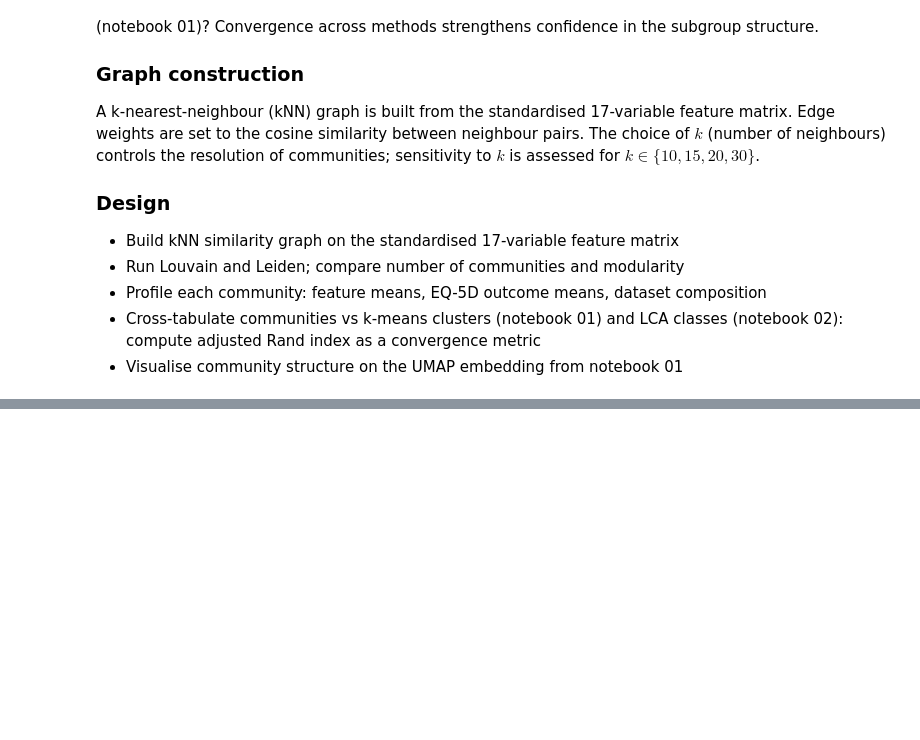
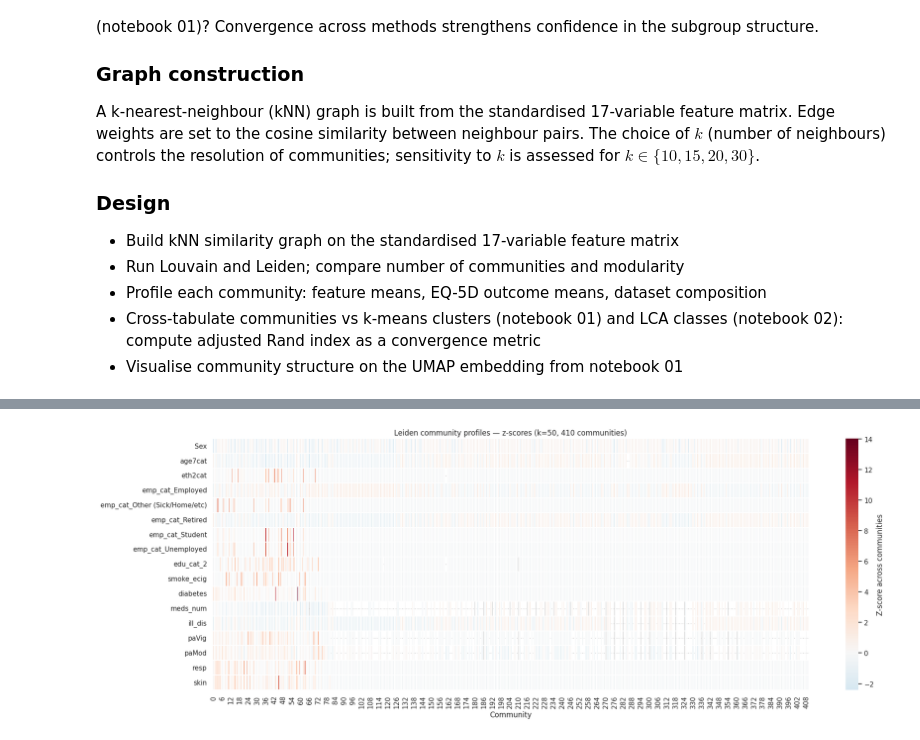
Before and after one commit to LuisGiraldo86/EuroQoL, a Jupyter notebook: notebooks/clustering/03-community_detection.ipynb, the cells around one changed output, grey strips where cells are left out. Saved outputs shown, nothing was run; the diff lists cells and outputs as text; code cells hidden in the pictures; blank space fills up the shorter version.

```diff
--- a/notebooks/clustering/03-community_detection.ipynb
+++ b/notebooks/clustering/03-community_detection.ipynb
@@ -86,0 +371,13 @@ print(f'Feature set ({len(FEATURES)}): {FEATURES}')
+# %%
+# Figure 2: z-scores, colour only (no annotations — pattern-reading, not exact values)
+fig, ax = plt.subplots(figsize=(W, 7))
+sns.heatmap(profile_z.T, ax=ax, cmap='RdBu_r', center=0, annot=False,
+            linewidths=0.3, cbar_kws={'label': 'Z-score across communities'})
+ax.set_title(f'Leiden community profiles — z-scores (k={K_FINAL}, {N_COMM} communities)')
+ax.set_xlabel('Community')
+plt.tight_layout()
+plt.savefig(PLOTS_PATH / 'community_feature_profiles_zscore.png', dpi=100, bbox_inches='tight')
+plt.show()
+plt.close()
+# %% [output]
+[figure, added]
```
Also changed, not shown: parts of 24 cells of this notebook.
